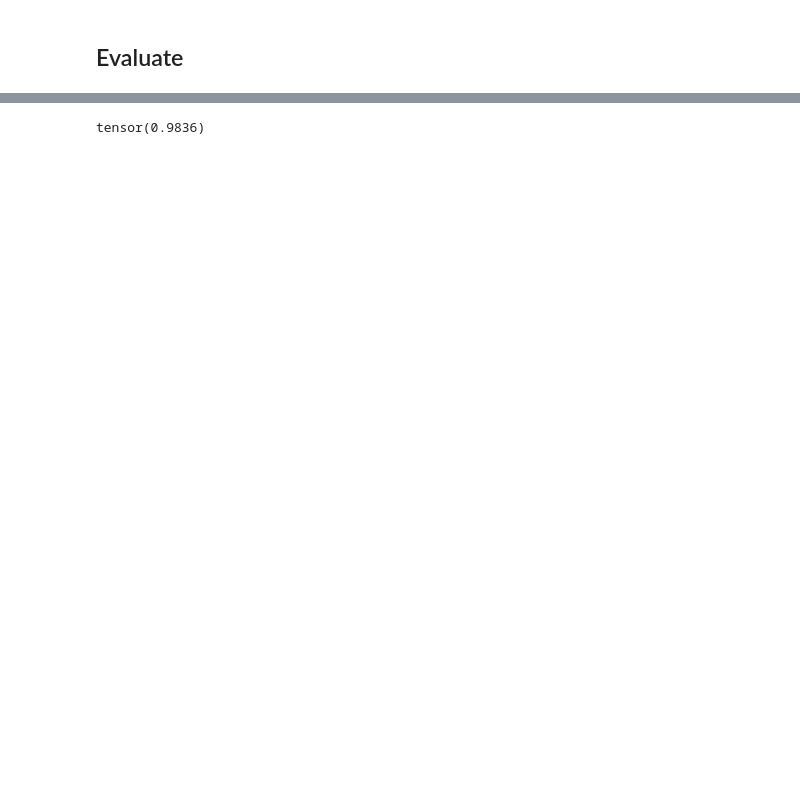
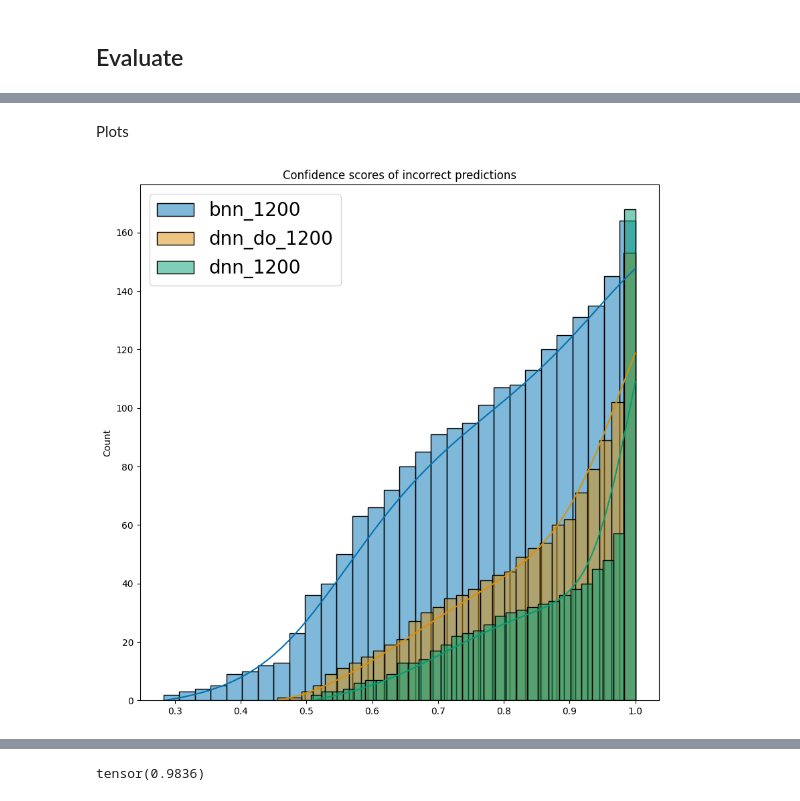
Before and after one commit to Cambridge-Uni-MLMI-Advanced-ML-21-22-G7/BBB, a Jupyter notebook: jupyter/classification.ipynb, the cells around one changed output, grey strips where cells are left out. Cells and saved outputs as stored; diff of their text form; code cells hidden in the pictures; blank space fills up the shorter version.

Commit message:
Plots

```diff
--- a/jupyter/classification.ipynb
+++ b/jupyter/classification.ipynb
@@ -16,6 +16,11 @@ from bbb.models.dnn import ClassificationDNN
 from bbb.models.bnn import ClassificationBNN
 from bbb.data import load_mnist
 
+import seaborn as sns
+
+import matplotlib
+matplotlib.style.use('default')
+
 %load_ext autoreload
 %autoreload 2
 # %% [markdown]
@@ -42,7 +49,7 @@ MODEL_DETAILS_DICT = {
 # %% [markdown]
 ## Set Model
 # %%
-MODEL = "dnn_do_1200"
+MODEL = "bnn_1200"
 MODEL_DETAILS = MODEL_DETAILS_DICT[MODEL]
 MODEL_DETAILS
 # %% [output]
@@ -134,0 +269,22 @@ tensor(0.9785)
+# %%
+# Create list of maximum confidence score for each guess
+for model in models:
+    dict = model_dict[model]
+
+    for i in dict['probs']['incorrect']['all']:
+        dict['probs']['incorrect']['max'].append(np.max(i))
+
+    for i in dict['probs']['correct']['all']:
+        dict['probs']['correct']['max'].append(np.max(i))
+
+    model_dict[model]['probs']['max'] = np.array(model_dict[model]['probs']['max']).flatten()
+# %%
+model = models[0]
+
+probs = model_dict[model]['probs']['all']
+conf = model_dict[model]['probs']['max']
+preds = model_dict[model]['preds']['all']
+labels = model_dict[model]['labels']
+
+print(np.shape(conf))
+print(np.shape(labels))
@@ -134,0 +304,17 @@ tensor(0.9785)
+# %% [markdown]
+Plots
+# %%
+fig, ax = plt.subplots(1, 1, figsize=(10,10))
+for i, model in enumerate(models):
+    dict = model_dict[model]
+
+    ax = sns.histplot(ax=ax, data=dict['probs']['incorrect']['max'], bins=30, label=model, alpha=0.5, kde=True, cumulative=True, color=sns.color_palette("colorblind")[i])
+
+    # ax.hist(dict['probs']['incorrect']['max'], bins=30, label=model, alpha=0.5)
+    # ax.hist(dict['probs']['correct']['max'], bins=10, label='Correct', alpha=0.5)
+
+ax.legend(loc='upper left', prop={'size':20})
+ax.set_title("Confidence scores of incorrect predictions")
+plt.show()
+# %% [output]
+[figure, added]
```
Also changed, not shown: parts of 13 cells of this notebook, 2 other files.
